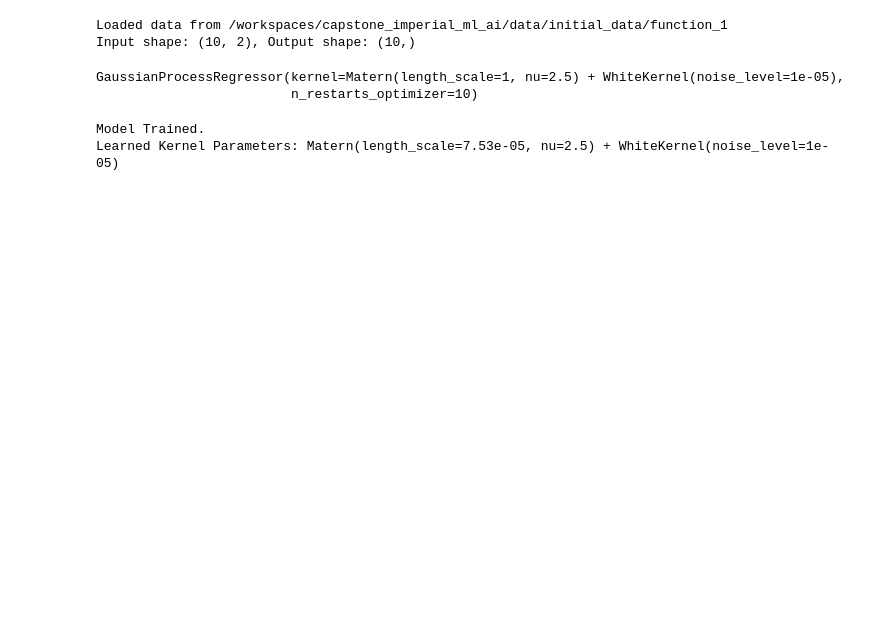
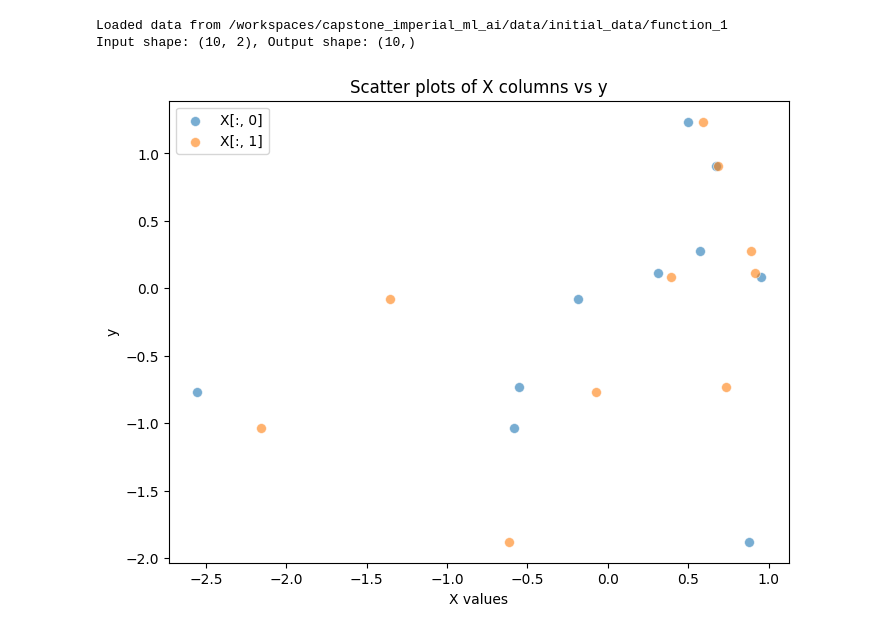
Before and after one commit to ja-michel/capstone_imperial_ml_ai, a Jupyter notebook: notebooks/f1.ipynb, the cells around one changed output. Drawn from its saved outputs; the diff is of its cells as text; code cells hidden in the pictures; blank space fills up the shorter version.

Commit message:
fixed transforms + fit gp

```diff
--- a/notebooks/f1.ipynb
+++ b/notebooks/f1.ipynb
@@ -20,32 +17,18 @@ Loaded data from /workspaces/capstone_imperial_ml_ai/data/initial_data/function_
 Input shape: (10, 2), Output shape: (10,)
 # %%
 import numpy as np
-from sklearn.preprocessing import StandardScaler, MinMaxScaler
+from sklearn.preprocessing import StandardScaler, MinMaxScaler, RobustScaler
 from sklearn.pipeline import make_pipeline
 
-pipeline = make_pipeline(StandardScaler(with_mean=False, with_std=False))
-X_transformed = pipeline.fit_transform(X)
+x_scaler = StandardScaler(with_mean=True, with_std=True)
+y_scaler = RobustScaler()
 
-y_transformed = StandardScaler().fit_transform(y.reshape(-1, 1)).ravel()
+x_log = np.log(np.abs(X))
+y_log = np.log(np.abs(y)).reshape(-1, 1)
 
+X_transformed = x_scaler.fit_transform(x_log)
+y_transformed = y_scaler.fit_transform(y_log).ravel()
 
-from sklearn.gaussian_process import GaussianProcessRegressor
-from sklearn.gaussian_process.kernels import Matern, WhiteKernel
-
-# 1. Matern(nu=2.5): The 5/2 kernel we discussed.
-# 2. WhiteKernel: This handles "Noise". It tells the model
-#    "The data isn't perfect, allow for some wiggle room."
-kernel = Matern(length_scale=1.0, nu=2.5) + WhiteKernel(noise_level=1e-5)
-
-model = GaussianProcessRegressor(kernel=kernel, n_restarts_optimizer=10)
-
-model.fit(X_transformed, y_transformed)
-
-
-print("Model Trained.")
-print(f"Learned Kernel Parameters: {model.kernel_}")
+PlotUtils.scatter(X_transformed, y_transformed)
 # %% [output]
-GaussianProcessRegressor(kernel=Matern(length_scale=1, nu=2.5) + WhiteKernel(noise_level=1e-05),
-                         n_restarts_optimizer=10)
-Model Trained.
-Learned Kernel Parameters: Matern(length_scale=7.53e-05, nu=2.5) + WhiteKernel(noise_level=1e-05)
+[figure, added]
```
Also changed, not shown: parts of 4 cells of this notebook.
